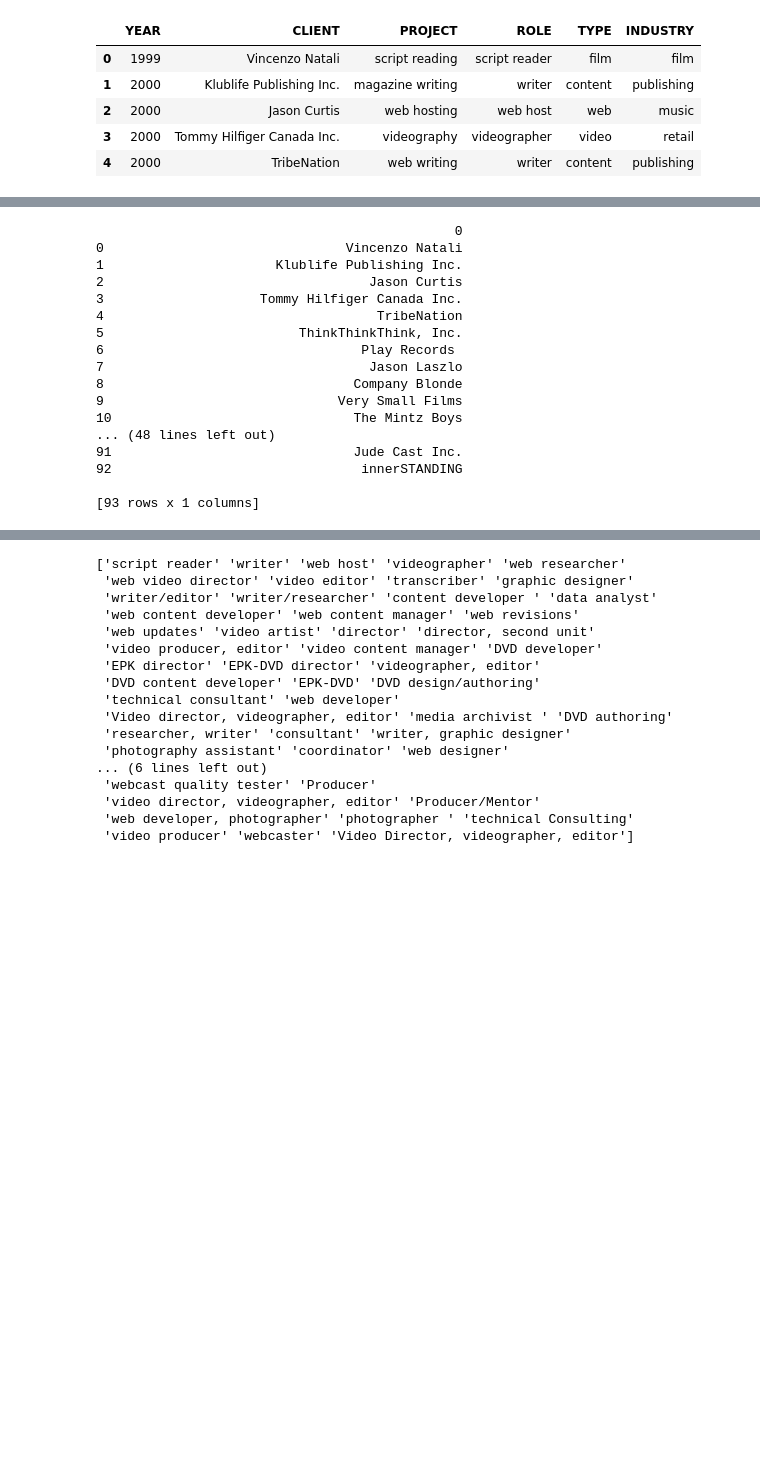
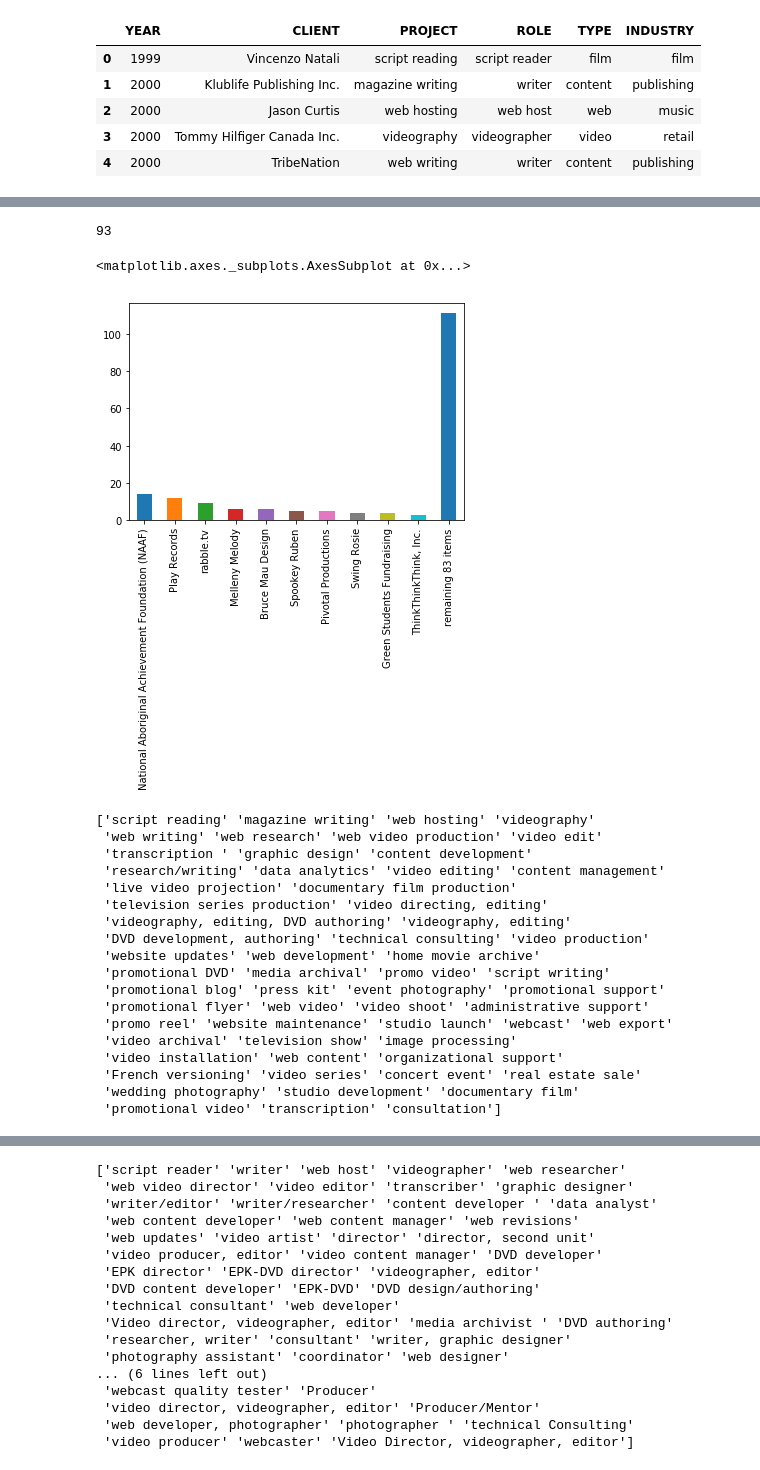
Before and after one commit to elsantonato/18-Project_3-The_Numbers, a Jupyter notebook: ftpmedia_app/data_cleaning.ipynb, the cells around one changed output, grey strips where cells are left out. Drawn from its saved outputs; the diff is of its cells as text; code cells hidden in the pictures; blank space fills up the shorter version.

Commit message:
cleaning up files and data

```diff
--- a/ftpmedia_app/data_cleaning.ipynb
+++ b/ftpmedia_app/data_cleaning.ipynb
@@ -36,24 +114,37 @@ elsanto_df.head()
+# %%
+print(len(client_df))
+# %% [output]
+93
+# %%
+# plot top ten clients
+client_df_10 = client_df.head(10)
+if len(client_df) > 10:
+    client_df_10['remaining {0} items'.format(len(client_df) - 10)] = sum(client_df[10:])
+client_df_10.plot(kind='bar')
+# %% [output]
+<matplotlib.axes._subplots.AxesSubplot at 0x...>
+[figure, added]
 # %%
-# Establish a complete list of all clients
-#clients = (elsanto_df["CLIENT"].unique())
-clients = pd.DataFrame(elsanto_df["CLIENT"].unique())
-print(clients)
+# Establish a complete list of all projects
+projects = elsanto_df["PROJECT"].unique()
+print(projects)
 # %% [output]
-                                              0
-0                               Vincenzo Natali
-1                      Klublife Publishing Inc.
-2                                  Jason Curtis
-3                    Tommy Hilfiger Canada Inc.
-4                                   TribeNation
-5                         ThinkThinkThink, Inc.
-6                                 Play Records
-7                                  Jason Laszlo
-8                                Company Blonde
-9                              Very Small Films
-10                               The Mintz Boys
-... (48 lines left out)
-91                               Jude Cast Inc.
-92                                innerSTANDING
-
-[93 rows x 1 columns]
+['script reading' 'magazine writing' 'web hosting' 'videography'
+ 'web writing' 'web research' 'web video production' 'video edit'
+ 'transcription ' 'graphic design' 'content development'
+ 'research/writing' 'data analytics' 'video editing' 'content management'
+ 'live video projection' 'documentary film production'
+ 'television series production' 'video directing, editing'
+ 'videography, editing, DVD authoring' 'videography, editing'
+ 'DVD development, authoring' 'technical consulting' 'video production'
+ 'website updates' 'web development' 'home movie archive'
+ 'promotional DVD' 'media archival' 'promo video' 'script writing'
+ 'promotional blog' 'press kit' 'event photography' 'promotional support'
+ 'promotional flyer' 'web video' 'video shoot' 'administrative support'
+ 'promo reel' 'website maintenance' 'studio launch' 'webcast' 'web export'
+ 'video archival' 'television show' 'image processing'
+ 'video installation' 'web content' 'organizational support'
+ 'French versioning' 'video series' 'concert event' 'real estate sale'
+ 'wedding photography' 'studio development' 'documentary film'
+ 'promotional video' 'transcription' 'consultation']
 # %%
```
Also changed, not shown: parts of 56 cells of this notebook.
